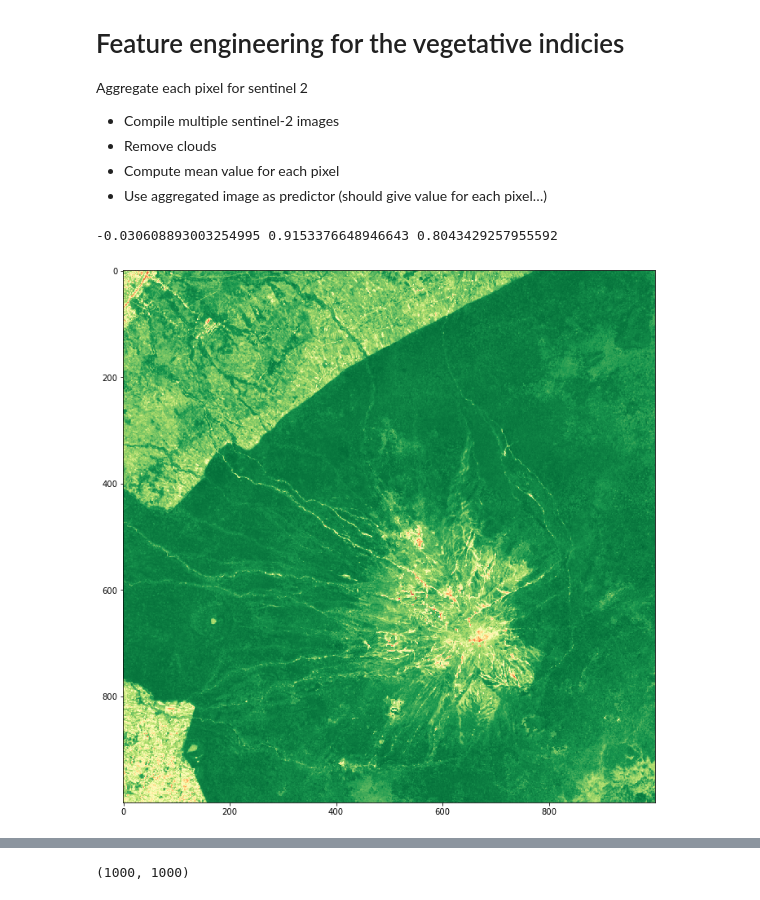
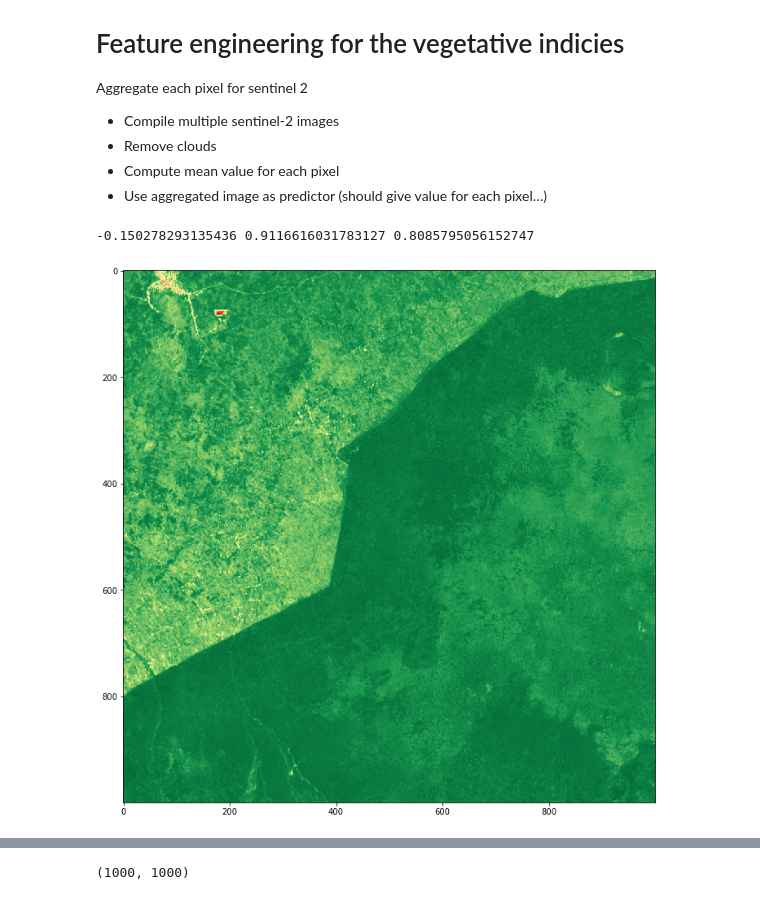
Before and after one commit to caseyslaught/duke-esda-forest-project, a Jupyter notebook: KT_project.ipynb, the cells around one changed output, grey strips where cells are left out. Cells and saved outputs as stored; diff of their text form; code cells hidden in the pictures.

```diff
--- a/KT_project.ipynb
+++ b/KT_project.ipynb
@@ -599,26 +600,26 @@ Aggregate each pixel for sentinel 2
 # %%
 %matplotlib inline
 import matplotlib.pyplot as plt
 import rasterio
 from rasterio.windows import Window
 import numpy as np
 
 #NDVI
-window = Window(1000, 1000, 1000,  1000)
+window = Window(1400, 400, 1000,  1000)
 red = rasterio.open("/shared_space/G1/s2/B04_composite.tif").read(1, masked=True, window=window)
 nir = rasterio.open("/shared_space/G1/s2/B08_composite.tif").read(1, masked=True, window=window)
 
 # need to convert to float otherwise weird things happen
 ndvi_data = (nir.astype(np.float64) - red.astype(np.float64)) / (nir + red)
 
 print(np.min(ndvi_data), np.max(ndvi_data), np.mean(ndvi_data))
 
 fig, ax = plt.subplots(figsize=(12, 12))
 ax.imshow(ndvi_data, cmap="RdYlGn")
 plt.show()
 # %% [output]
--0.030608893003254995 0.9153376648946643 0.8043429257955592
+-0.150278293135436 0.9116616031783127 0.8085795056152747
-[figure, old version]
+[figure, new version]
 # %%
 import matplotlib.pyplot as plt
 import numpy as np
```
Also changed, not shown: parts of 6 cells of this notebook, 3 other files.
